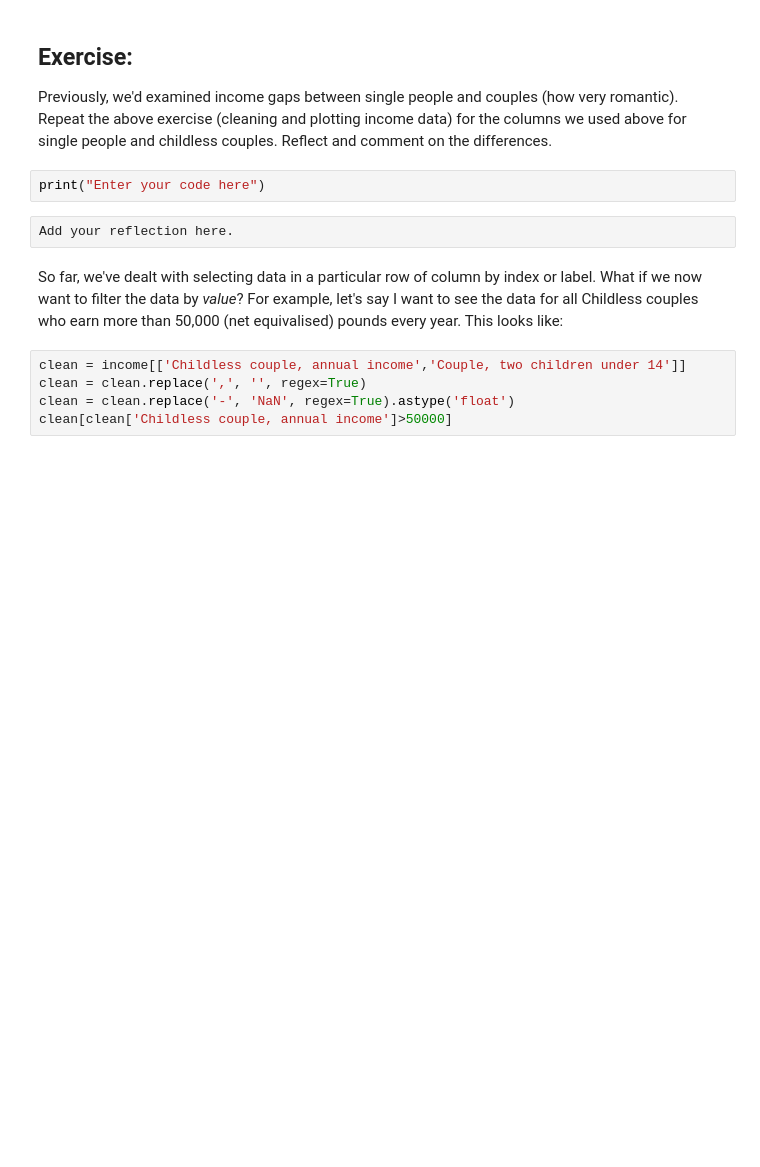
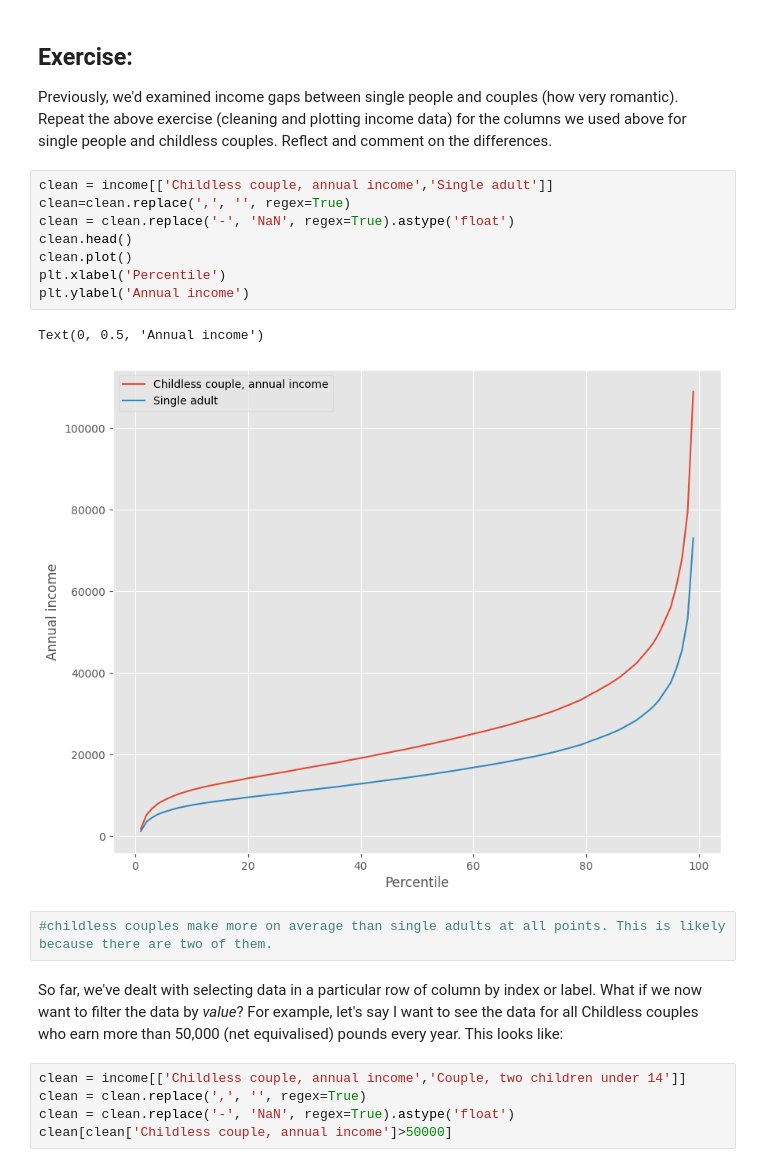
Before and after one commit to rebeccarlredmayne-cmd/QM2, a Jupyter notebook: NEW_W2_Working_with_Data_in_Pandas.ipynb, the cells around one changed output. Drawn from its saved outputs; the diff is of its cells as text; blank space fills up the shorter version.

```diff
--- a/NEW_W2_Working_with_Data_in_Pandas.ipynb
+++ b/NEW_W2_Working_with_Data_in_Pandas.ipynb
@@ -307,10 +348,19 @@ Text(0, 0.5, 'Income Per Week [GBP]')
 ## Exercise:
 
 Previously, we'd examined income gaps between single people and couples (how very romantic). Repeat the above exercise (cleaning and plotting income data) for the columns we used above for single people and childless couples. Reflect and comment on the differences.
-# %%
-print("Enter your code here")
-# %%
-Add your reflection here.
+# %%
+clean = income[['Childless couple, annual income','Single adult']]
+clean=clean.replace(',', '', regex=True)
+clean = clean.replace('-', 'NaN', regex=True).astype('float')
+clean.head()
+clean.plot()
+plt.xlabel('Percentile')
+plt.ylabel('Annual income')
+# %% [output]
+Text(0, 0.5, 'Annual income')
+[figure, added]
+# %%
+#childless couples make more on average than single adults at all points. This is likely because there are two of them.
 # %% [markdown]
 So far, we've dealt with selecting data in a particular row of column by index or label. What if we now want to filter the data by *value*? For example, let's say I want to see the data for all Childless couples who earn more than 50,000 (net equivalised) pounds every year. This looks like:
 # %%
```
Also changed, not shown: parts of 20 cells of this notebook.
